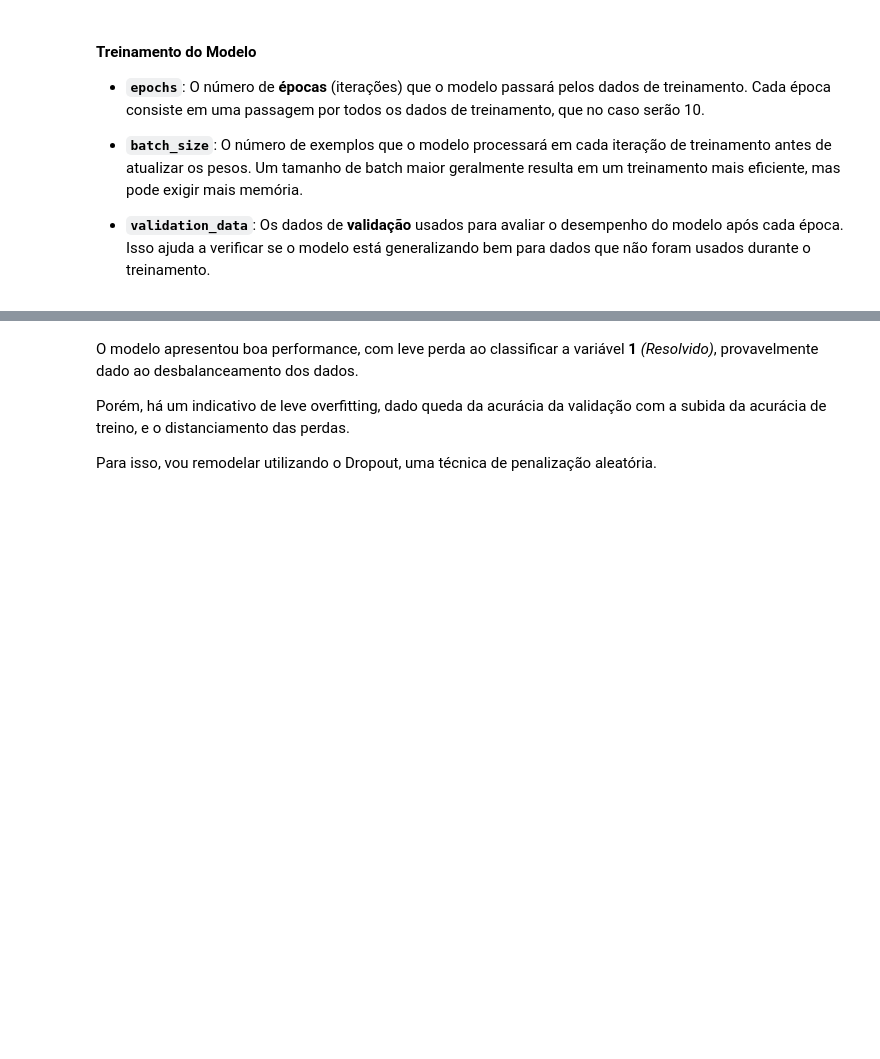
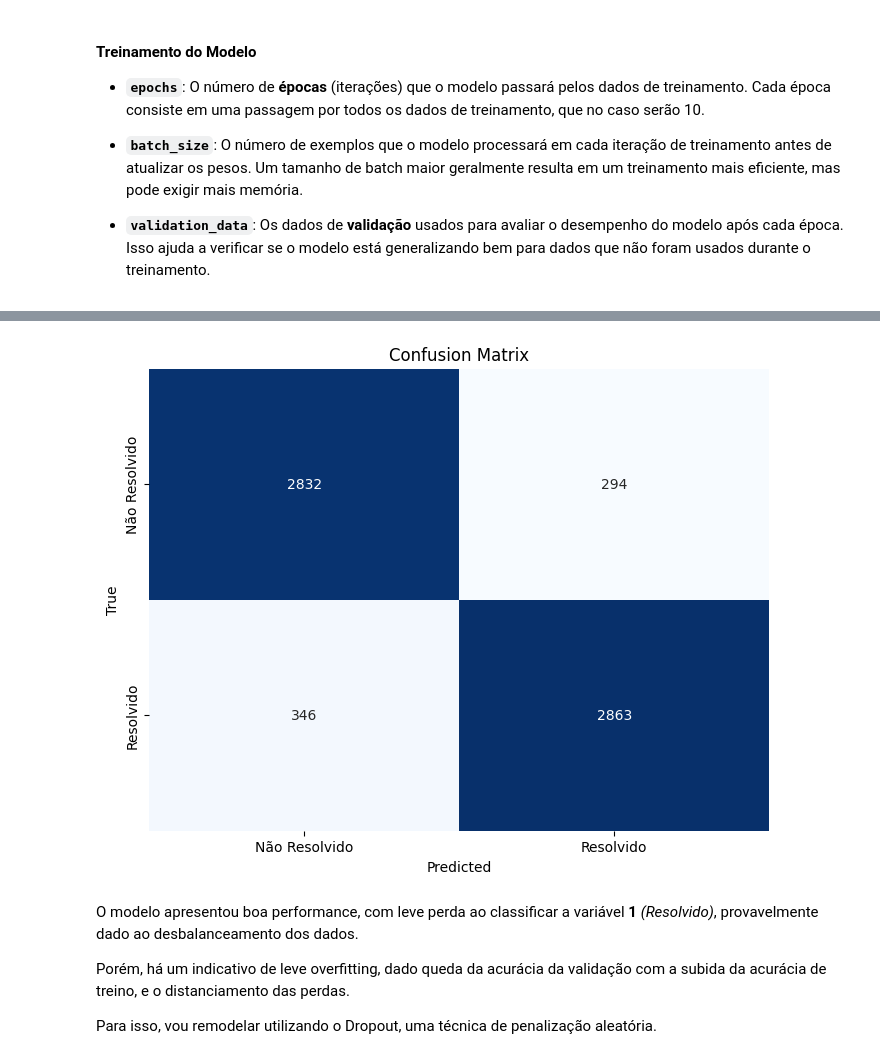
Before and after one commit to pedrohmvv/Consumidor-Gov, a Jupyter notebook: notebooks/modeling.ipynb, the cells around one changed output, grey strips where cells are left out. Drawn from its saved outputs; the diff is of its cells as text; code cells hidden in the pictures; blank space fills up the shorter version.

```diff
--- a/notebooks/modeling.ipynb
+++ b/notebooks/modeling.ipynb
@@ -323,6 +328,31 @@ X_train, X_test, y_train, y_test = train_test_split(
 ### **Modelagem**
 
 Aqui, inicio a parte da modelagem preditiva, primeiramente por um modelo de Rede Neural Artificial, da lib `keras`.
+# %%
+# Confusion Matrix
+from sklearn.metrics import confusion_matrix
+import seaborn as sns
+import matplotlib.pyplot as plt
+
+labels_map = {0: 'Não Resolvido', 1: 'Resolvido'}
+
+def plot_confusion_matrix(y_true, y_pred):
+    cm = confusion_matrix(y_true, y_pred)
+    plt.figure(figsize=(8, 6))
+    sns.heatmap(
+        cm,
+        annot=True,
+        fmt='d',
+        cmap='Blues',
+        cbar=False,
+        xticklabels=labels_map.values(),
+        yticklabels=labels_map.values()
+    )
+    plt.xlabel('Predicted')
+    plt.ylabel('True')
+    plt.title('Confusion Matrix')
+    plt.show()
+    return cm
 # %%
 # Base model
 model = Sequential()
@@ -449,0 +476,13 @@ plot_history(history)
+# %%
+from sklearn.metrics import accuracy_score, precision_score, recall_score, f1_score
+y_pred_ann_1 = (model.predict(X_test) > 0.5).astype(int)
+
+# Calcula as métricas
+ann_1_metrics = {
+    'accuracy': accuracy_score(y_test, y_pred_ann_1),
+    'precision': precision_score(y_test, y_pred_ann_1, average='binary'),
+    'recall': recall_score(y_test, y_pred_ann_1, average='binary'),
+    'f1_score': f1_score(y_test, y_pred_ann_1, average='binary'),
+}
+
+ann_1_metrics
@@ -450,3 +495,7 @@ plot_history(history)
+# %%
+cm = plot_confusion_matrix(y_test, y_pred_ann_1)
+# %% [output]
+[figure, added]
 # %% [markdown]
 O modelo apresentou boa performance, com leve perda ao classificar a variável **1** _(Resolvido)_, provavelmente dado ao desbalanceamento dos dados.
 
```
Also changed, not shown: parts of 26 cells of this notebook, 17 other files.
